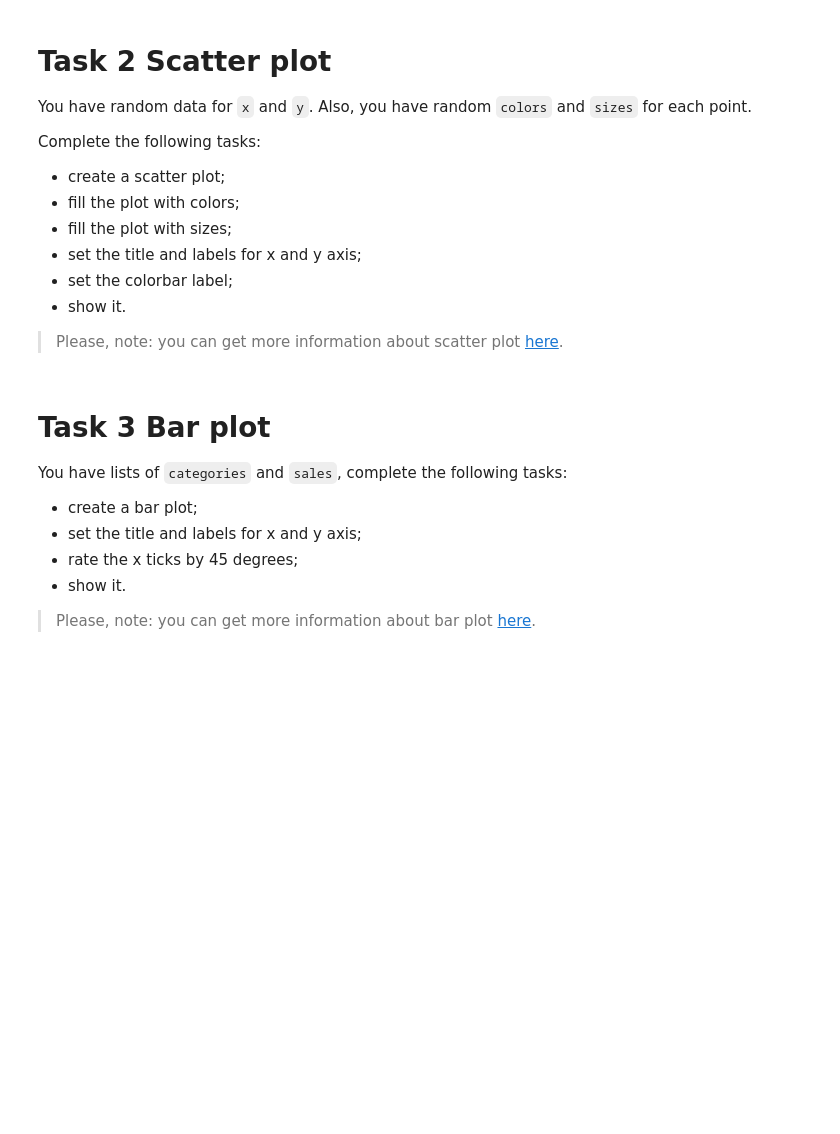
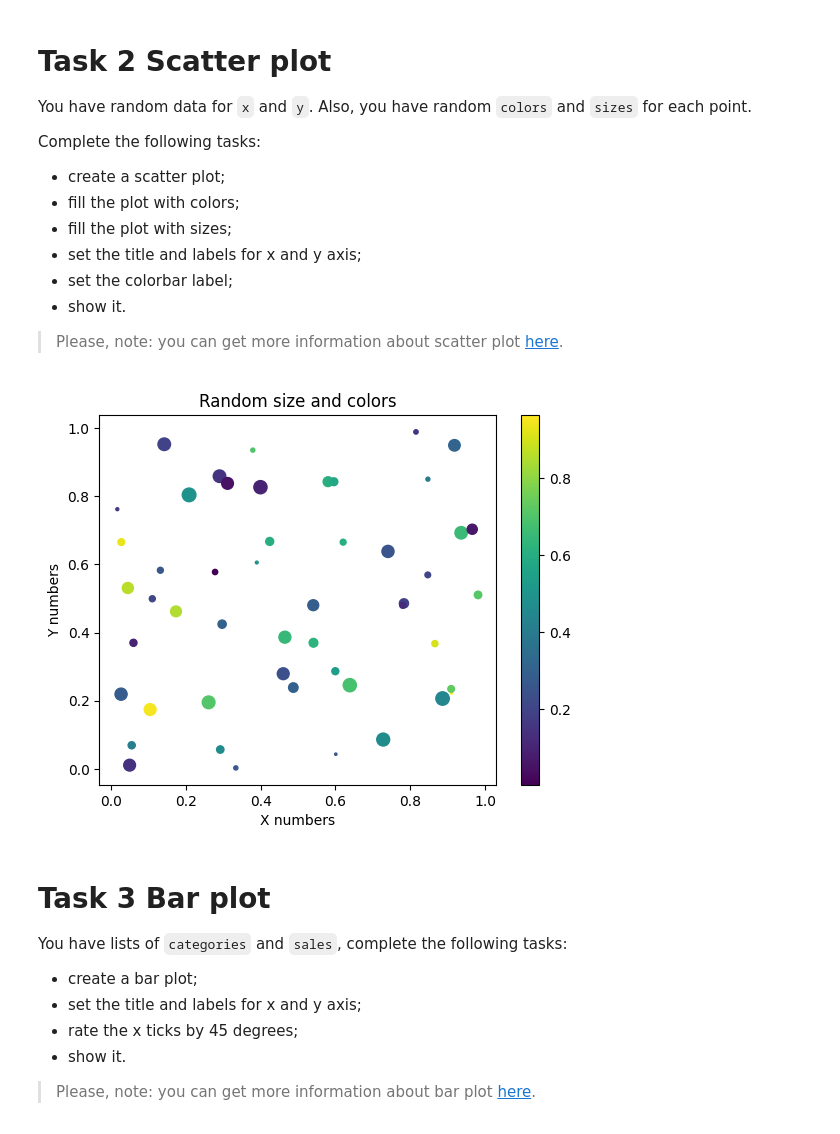
Before and after one commit to mate-academy/py-matplotlib, a Jupyter notebook: app/matplotlib.ipynb, the cells around one changed output. Drawn from its saved outputs; the diff is of its cells as text; code cells hidden in the pictures; blank space fills up the shorter version.

```diff
--- a/app/matplotlib.ipynb
+++ b/app/matplotlib.ipynb
@@ -38,10 +47,17 @@ Complete the following tasks:
 # %%
 x = np.random.rand(50)
 y = np.random.rand(50)
 colors = np.random.rand(50)
 sizes = 100 * np.random.rand(50)
 
-# write your code here
+sp = plt.scatter(x, y, c=colors, s=sizes)
+plt.xlabel('X numbers')
+plt.ylabel('Y numbers')
+plt.title("Random size and colors")
+plt.colorbar(sp)
+sp = plt.show()
+# %% [output]
+[figure, added]
 # %% [markdown]
 # Task 3 Bar plot
 
```
Also changed, not shown: parts of 10 cells of this notebook.
